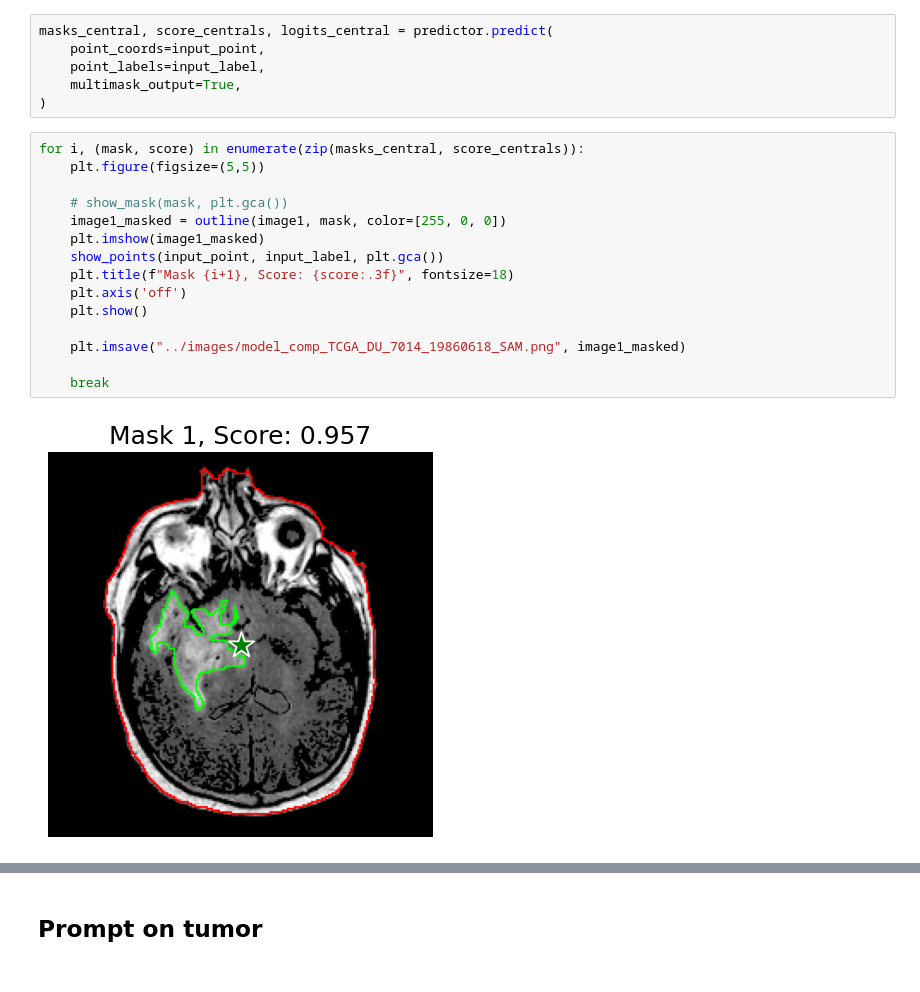
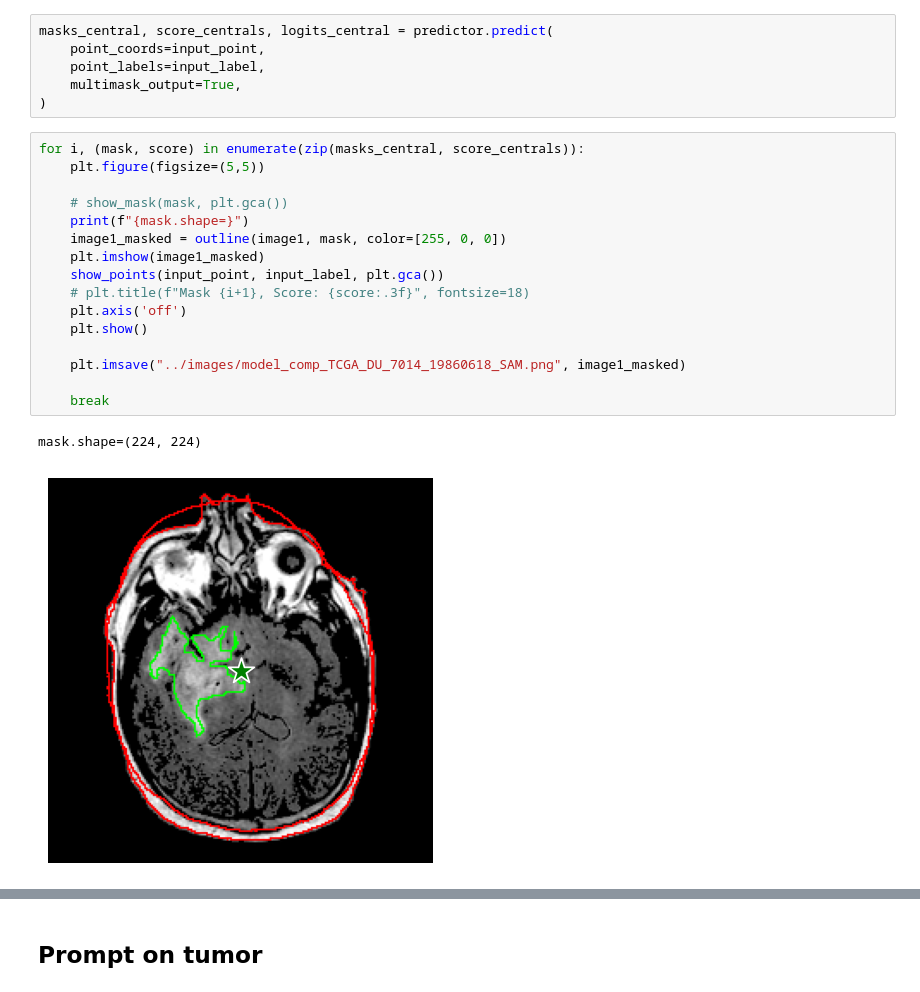
Before and after one commit to Jn-Huang/545_project_brain_segmentation, a Jupyter notebook: notebooks/save_SAM_result.ipynb, the cells around one changed output, grey strips where cells are left out. Cells and saved outputs as stored; diff of their text form.

Commit message:
add more images

```diff
--- a/notebooks/save_SAM_result.ipynb
+++ b/notebooks/save_SAM_result.ipynb
@@ -50,20 +50,22 @@ masks_central, score_centrals, logits_central = predictor.predict(
 # %%
 for i, (mask, score) in enumerate(zip(masks_central, score_centrals)):
     plt.figure(figsize=(5,5))
 
     # show_mask(mask, plt.gca())
+    print(f"{mask.shape=}")
     image1_masked = outline(image1, mask, color=[255, 0, 0])
     plt.imshow(image1_masked)
     show_points(input_point, input_label, plt.gca())
-    plt.title(f"Mask {i+1}, Score: {score:.3f}", fontsize=18)
+    # plt.title(f"Mask {i+1}, Score: {score:.3f}", fontsize=18)
     plt.axis('off')
     plt.show()
 
     plt.imsave("../images/model_comp_TCGA_DU_7014_19860618_SAM.png", image1_masked)
 
     break
 # %% [output]
+mask.shape=(224, 224)
-[figure, old version]
+[figure, new version]
 # %%
 predictor = SamPredictor(sam)
 predictor.set_image(image2)
```
Also changed, not shown: parts of 2 cells of this notebook, 7 other files.
